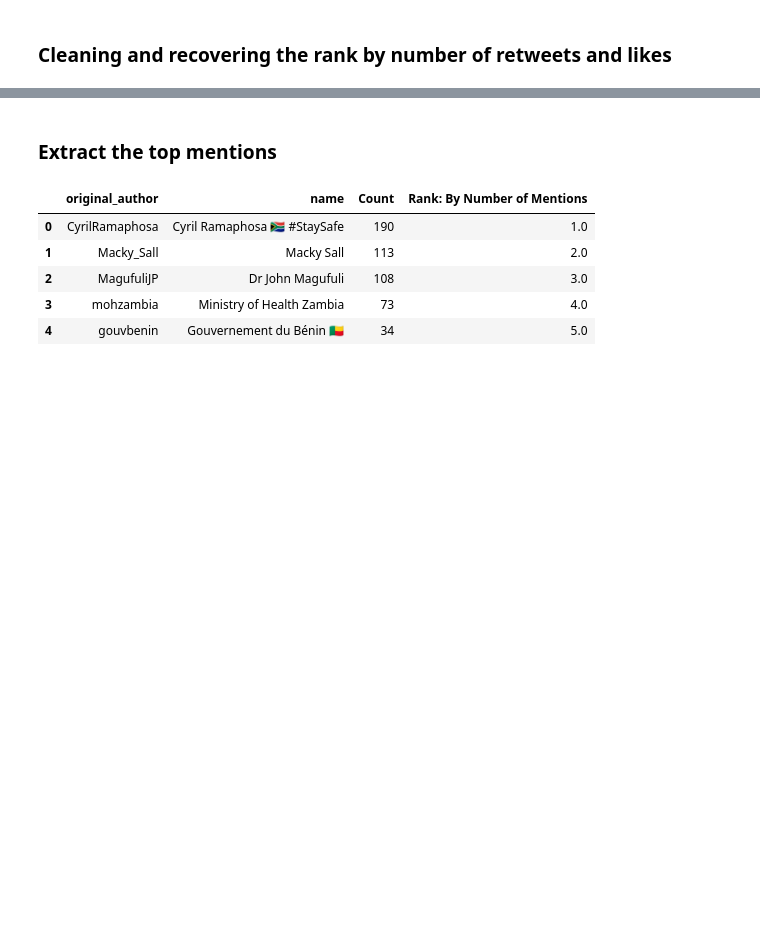
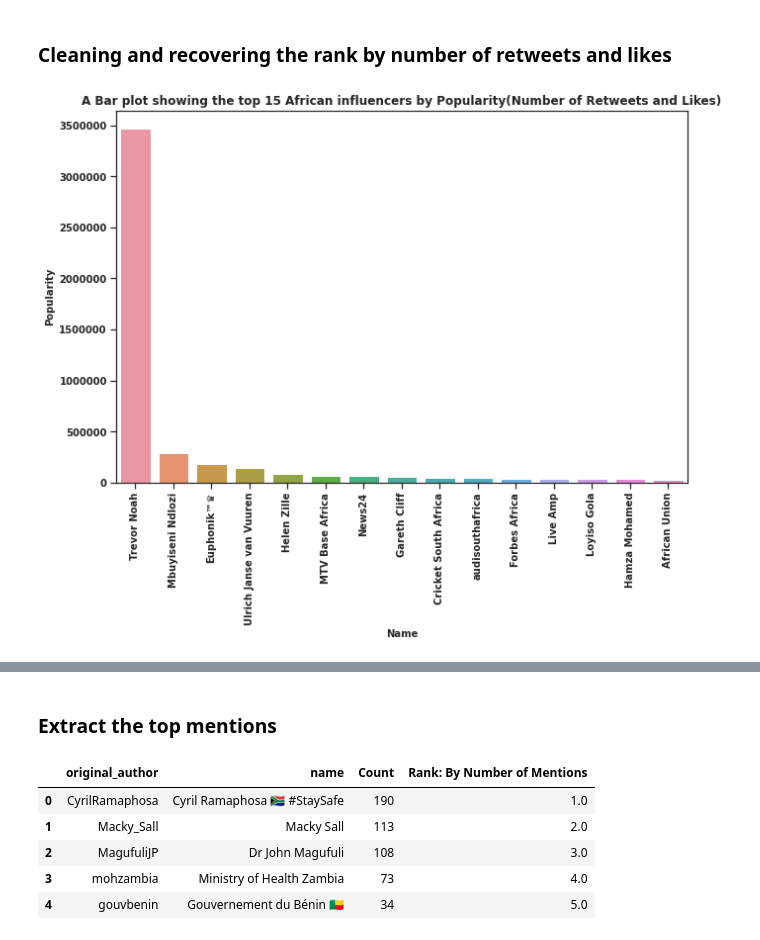
Before and after one commit to dmarinere/NikeCampaign, a Jupyter notebook: Nike_Campaign_Contd.ipynb, the cells around one changed output, grey strips where cells are left out. Cells and saved outputs as stored; diff of their text form; code cells hidden in the pictures; blank space fills up the shorter version.

```diff
--- a/Nike_Campaign_Contd.ipynb
+++ b/Nike_Campaign_Contd.ipynb
@@ -142,3 +170,18 @@ df_gov_popl =df_gov_popl.sort_values(["popularity"], ascending=False).reset_inde
 #here i did the ranking for both datasets
 df_infl_popl["Rank: By Popularity"] = df_infl_popl['popularity'].rank(ascending=False)
 df_gov_popl["Rank: By Popularity"] = df_gov_popl['popularity'].rank(ascending=False)
+# %%
+sns.set(style='ticks')
+plt.figure(figsize=(10,8))
+chart = sns.barplot(x="name", y="popularity", data=df_infl_popl[:15])
+plt.title("A Bar plot showing the top 15 African influencers by Popularity(Number of Retweets and Likes)", fontsize = 12, fontweight= "bold" )
+plt.xlabel("Name",fontsize = 10, fontweight= "bold")
+plt.ylabel("Popularity", fontsize = 10, fontweight= "bold")
+plt.xticks(fontsize = 10, fontweight= "bold")
+plt.yticks(fontsize = 10, fontweight= "bold", fontfamily='sans-serif')
+plt.xticks(rotation=90)
+plt.ticklabel_format(style='plain', axis='y')
+plt.tight_layout()
+plt.savefig('/content/drive/My Drive/Colab Notebooks/african_infl_popl.jpeg');
+# %% [output]
+[figure, added]
```
Also changed, not shown: parts of 13 cells of this notebook.
